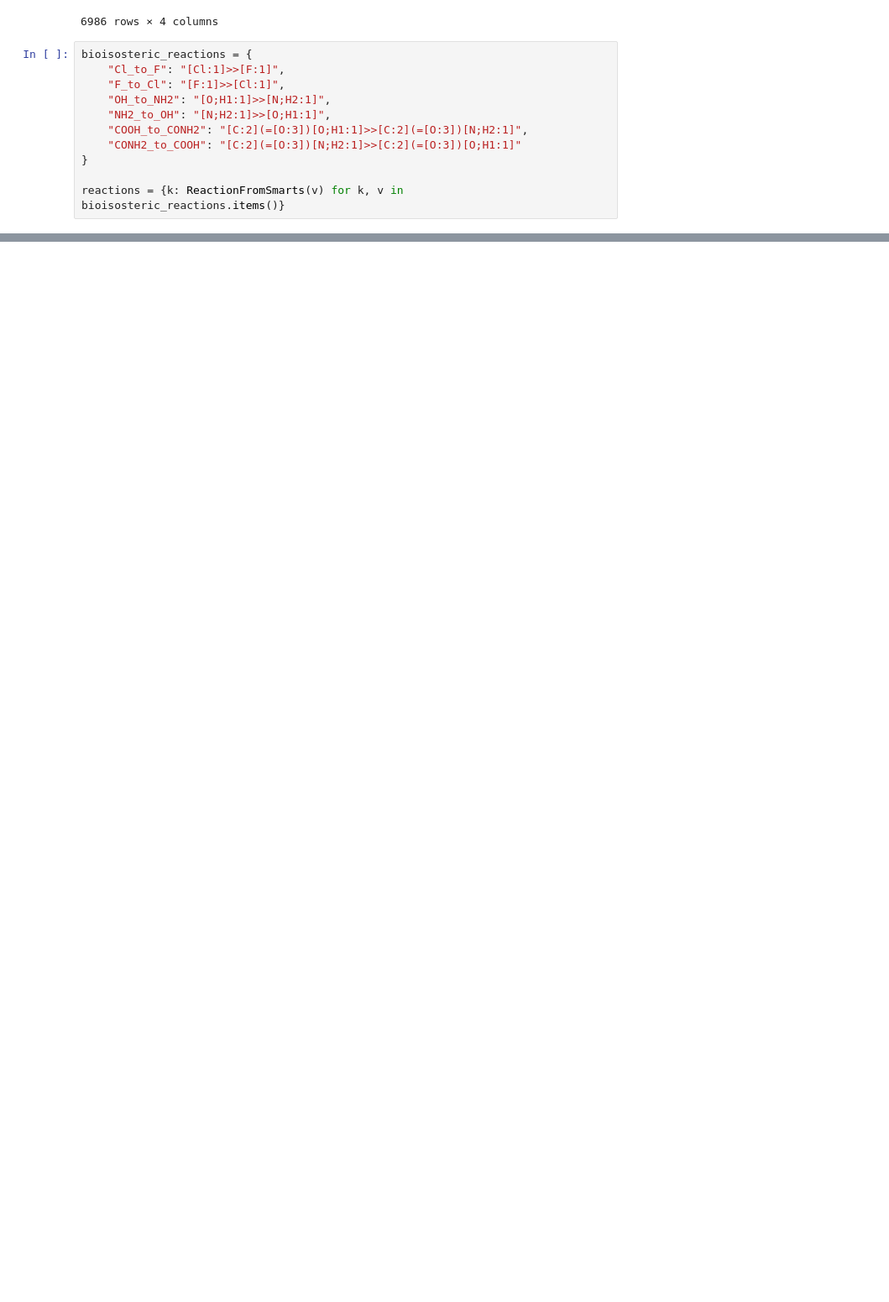
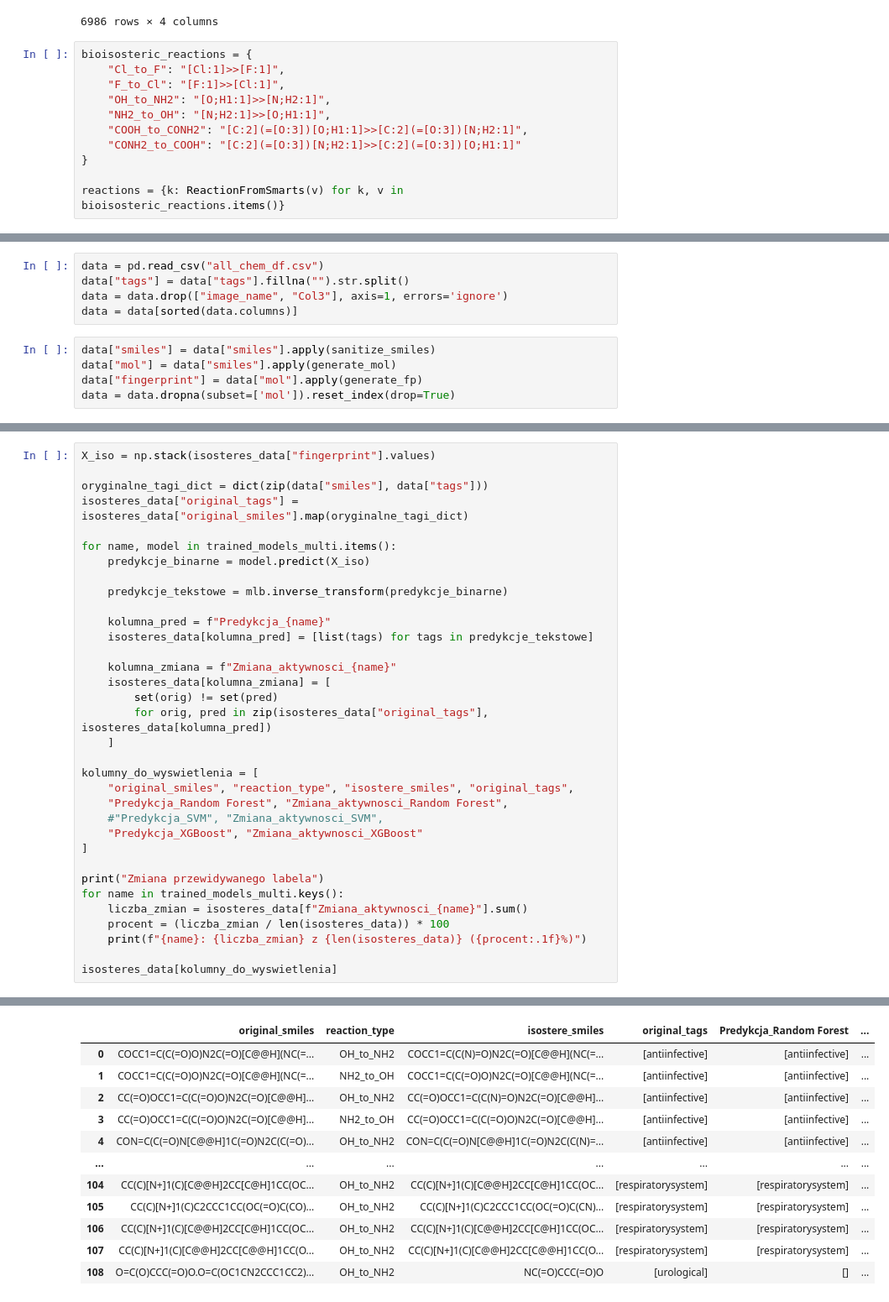
Before and after one commit to fkkarpinski/licencjat_git, a Jupyter notebook: licencjat_test_modeli.ipynb, the cells around one changed output, grey strips where cells are left out. Shown at 84% size. Cells and saved outputs as stored; diff of their text form; blank space fills up the shorter version.

```diff
--- a/licencjat_test_modeli.ipynb
+++ b/licencjat_test_modeli.ipynb
@@ -276,0 +407,10 @@ isosteres_data
+# %%
+data = pd.read_csv("all_chem_df.csv")
+data["tags"] = data["tags"].fillna("").str.split()
+data = data.drop(["image_name", "Col3"], axis=1, errors='ignore')
+data = data[sorted(data.columns)]
+# %%
+data["smiles"] = data["smiles"].apply(sanitize_smiles)
+data["mol"] = data["smiles"].apply(generate_mol)
+data["fingerprint"] = data["mol"].apply(generate_fp)
+data = data.dropna(subset=['mol']).reset_index(drop=True)
@@ -276,0 +509,35 @@ isosteres_data
+# %%
+X_iso = np.stack(isosteres_data["fingerprint"].values)
+
+oryginalne_tagi_dict = dict(zip(data["smiles"], data["tags"]))
+isosteres_data["original_tags"] = isosteres_data["original_smiles"].map(oryginalne_tagi_dict)
+
+for name, model in trained_models_multi.items():
+    predykcje_binarne = model.predict(X_iso)
+
+    predykcje_tekstowe = mlb.inverse_transform(predykcje_binarne)
+
+    kolumna_pred = f"Predykcja_{name}"
+    isosteres_data[kolumna_pred] = [list(tags) for tags in predykcje_tekstowe]
+
+    kolumna_zmiana = f"Zmiana_aktywnosci_{name}"
+    isosteres_data[kolumna_zmiana] = [
+        set(orig) != set(pred)
+        for orig, pred in zip(isosteres_data["original_tags"], isosteres_data[kolumna_pred])
+    ]
+
+kolumny_do_wyswietlenia = [
+    "original_smiles", "reaction_type", "isostere_smiles", "original_tags",
+    "Predykcja_Random Forest", "Zmiana_aktywnosci_Random Forest",
+    #"Predykcja_SVM", "Zmiana_aktywnosci_SVM",
+    "Predykcja_XGBoost", "Zmiana_aktywnosci_XGBoost"
+]
+
+print("Zmiana przewidywanego labela")
+for name in trained_models_multi.keys():
+    liczba_zmian = isosteres_data[f"Zmiana_aktywnosci_{name}"].sum()
+    procent = (liczba_zmian / len(isosteres_data)) * 100
+    print(f"{name}: {liczba_zmian} z {len(isosteres_data)} ({procent:.1f}%)")
+
+isosteres_data[kolumny_do_wyswietlenia]
+# %% [output]
@@ -276,0 +547,12 @@ isosteres_data
+|  | original_smiles | reaction_type | isostere_smiles | original_tags | Predykcja_Random Forest | ... |
+| 0 | COCC1=C(C(=O)O)N2C(=O)[C@@H](NC(=... | OH_to_NH2 | COCC1=C(C(N)=O)N2C(=O)[C@@H](NC(=... | [antiinfective] | [antiinfective] | ... |
+| 1 | COCC1=C(C(=O)O)N2C(=O)[C@@H](NC(=... | NH2_to_OH | COCC1=C(C(=O)O)N2C(=O)[C@@H](NC(=... | [antiinfective] | [antiinfective] | ... |
+| 2 | CC(=O)OCC1=C(C(=O)O)N2C(=O)[C@@H]... | OH_to_NH2 | CC(=O)OCC1=C(C(N)=O)N2C(=O)[C@@H]... | [antiinfective] | [antiinfective] | ... |
+| 3 | CC(=O)OCC1=C(C(=O)O)N2C(=O)[C@@H]... | NH2_to_OH | CC(=O)OCC1=C(C(=O)O)N2C(=O)[C@@H]... | [antiinfective] | [antiinfective] | ... |
+| 4 | CON=C(C(=O)N[C@@H]1C(=O)N2C(C(=O)... | OH_to_NH2 | CON=C(C(=O)N[C@@H]1C(=O)N2C(C(N)=... | [antiinfective] | [antiinfective] | ... |
+| ... | ... | ... | ... | ... | ... | ... |
+| 104 | CC(C)[N+]1(C)[C@@H]2CC[C@H]1CC(OC... | OH_to_NH2 | CC(C)[N+]1(C)[C@@H]2CC[C@H]1CC(OC... | [respiratorysystem] | [respiratorysystem] | ... |
+| 105 | CC(C)[N+]1(C)C2CCC1CC(OC(=O)C(CO)... | OH_to_NH2 | CC(C)[N+]1(C)C2CCC1CC(OC(=O)C(CN)... | [respiratorysystem] | [respiratorysystem] | ... |
+| 106 | CC(C)[N+]1(C)[C@@H]2CC[C@H]1CC(OC... | OH_to_NH2 | CC(C)[N+]1(C)[C@@H]2CC[C@H]1CC(OC... | [respiratorysystem] | [respiratorysystem] | ... |
+| 107 | CC(C)[N+]1(C)[C@@H]2CC[C@@H]1CC(O... | OH_to_NH2 | CC(C)[N+]1(C)[C@@H]2CC[C@@H]1CC(O... | [respiratorysystem] | [respiratorysystem] | ... |
+| 108 | O=C(O)CCC(=O)O.O=C(OC1CN2CCC1CC2)... | OH_to_NH2 | NC(=O)CCC(=O)O | [urological] | [] | ... |
```
Also changed, not shown: parts of 19 cells of this notebook, 4 other files.
